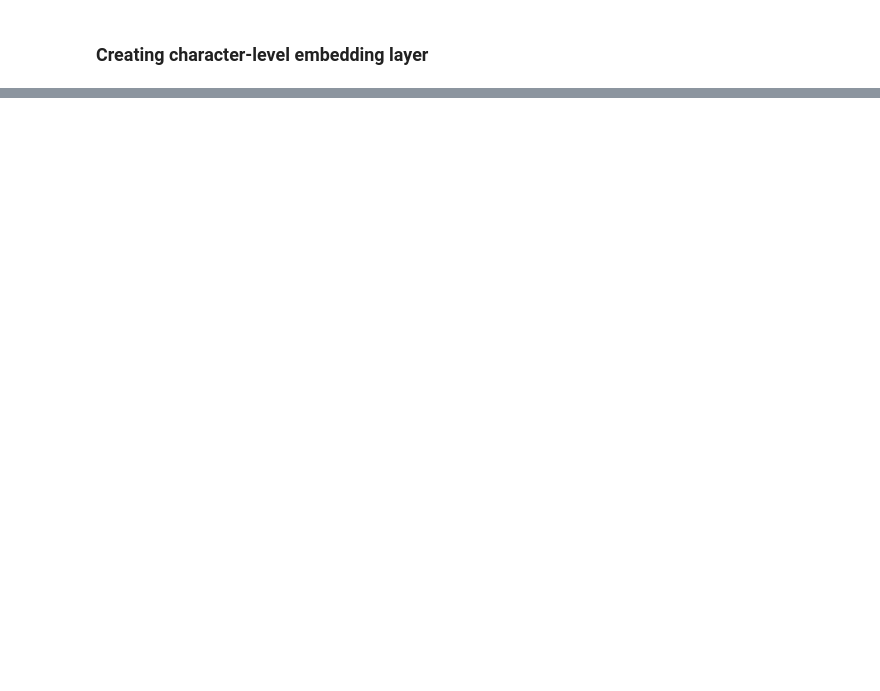
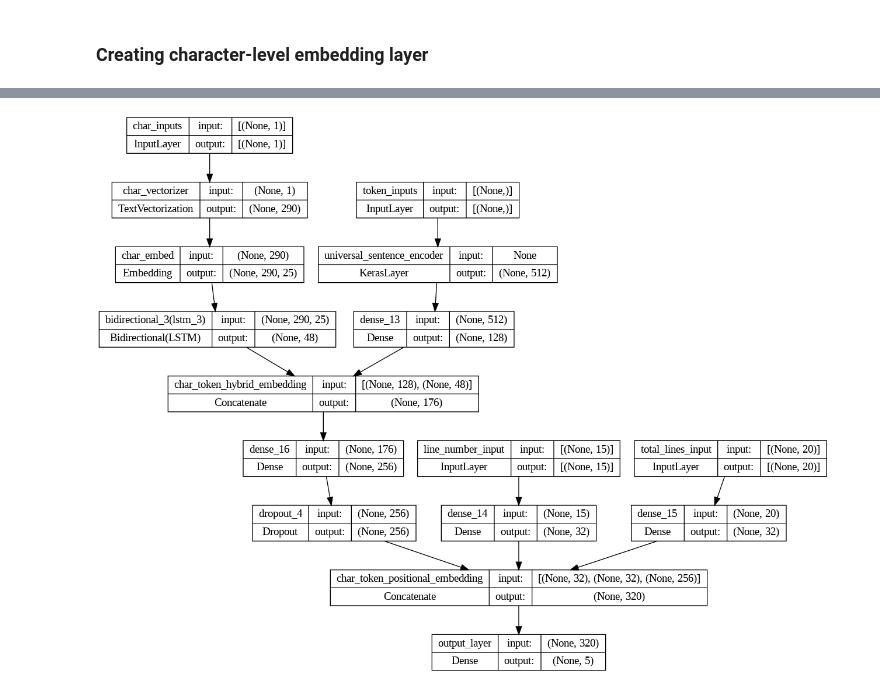
Before and after one commit to redrum88/tensorflow, a Jupyter notebook: 09_SkimLit_nlp_milestone_project_2_video.ipynb, the cells around one changed output, grey strips where cells are left out. Drawn from its saved outputs; the diff is of its cells as text; code cells hidden in the pictures; blank space fills up the shorter version.

```diff
--- a/09_SkimLit_nlp_milestone_project_2_video.ipynb
+++ b/09_SkimLit_nlp_milestone_project_2_video.ipynb
@@ -940,0 +1305,40 @@ Character embedding shape: (1, 290, 25)
+# %%
+# 1. Token inputs
+token_inputs = layers.Input(shape=[], dtype="string", name="token_inputs")
+token_embeddings = tf_hub_embedding_layer(token_inputs)
+token_outputs = layers.Dense(128, activation="relu")(token_embeddings)
+token_model = tf.keras.Model(inputs=token_inputs,
+                             outputs=token_outputs)
+
+# 2. Char inputs
+char_inputs = layers.Input(shape=(1, ), dtype=tf.string, name="char_inputs")
+char_vectors = char_vectorizer(char_inputs)
+char_embeddings = char_embed(char_vectors)
+char_bi_lstm = layers.Bidirectional(layers.LSTM(24))(char_embeddings)
+char_model = tf.keras.Model(char_inputs, char_bi_lstm)
+
+# 3. Line numbers inputs
+line_number_inputs = layers.Input(shape=(15,), dtype=tf.float32, name="line_number_input")
+x = layers.Dense(32, activation="relu")(line_number_inputs)
+line_number_model = tf.keras.Model(line_number_inputs, x)
+
+# 4. Total lines inputs
+total_lines_inputs = layers.Input(shape=(20,), dtype=tf.float32, name="total_lines_input")
+y = layers.Dense(32, activation="relu")(total_lines_inputs)
+total_line_model = tf.keras.Model(total_lines_inputs, y)
+
+# 5. Combine token and char embeddings into a hybrid embedding
+combined_embeddings = layers.Concatenate(name="char_token_hybrid_embedding")([token_model.output, char_model.output])
+z = layers.Dense(256, activation="relu")(combined_embeddings)
+z = layers.Dropout(0.5)(z)
+
+# 6. Combine positional embedding with combined token and char embeddings
+tribrid_embeddings = layers.Concatenate(name="char_token_positional_embedding")([line_number_model.output, total_line_model.output, z])
+
+# 7. Create output layer
+output_layer = layers.Dense(num_classes, activation="softmax", name="output_layer")(tribrid_embeddings)
+
+# 8. Put together model with all kinds of inputs
+model_5 = tf.keras.Model(inputs=[line_number_model.input, total_line_model.input, token_model.input, char_model.input],
+                         outputs=output_layer,
+                         name="model_5_tribrid_embedding_model")
@@ -940,0 +1366,5 @@ Character embedding shape: (1, 290, 25)
+# %%
+# Plot model_5
+plot_model(model_5, show_shapes=True)
+# %% [output]
+[figure, added]
```
Also changed, not shown: parts of 83 cells of this notebook.
